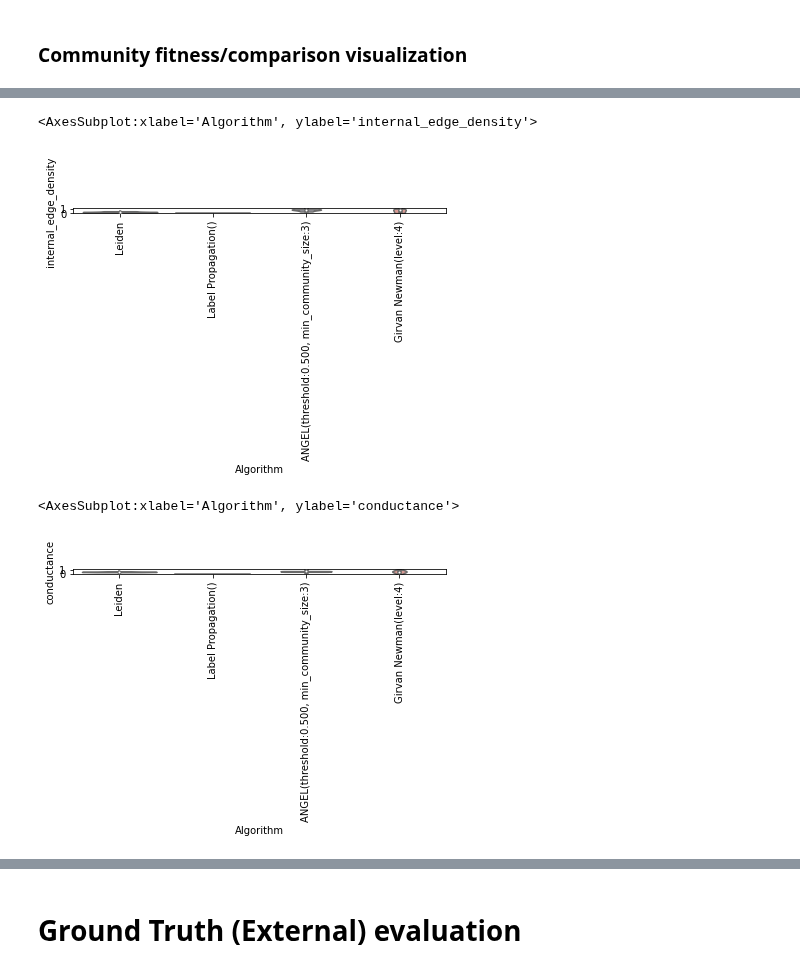
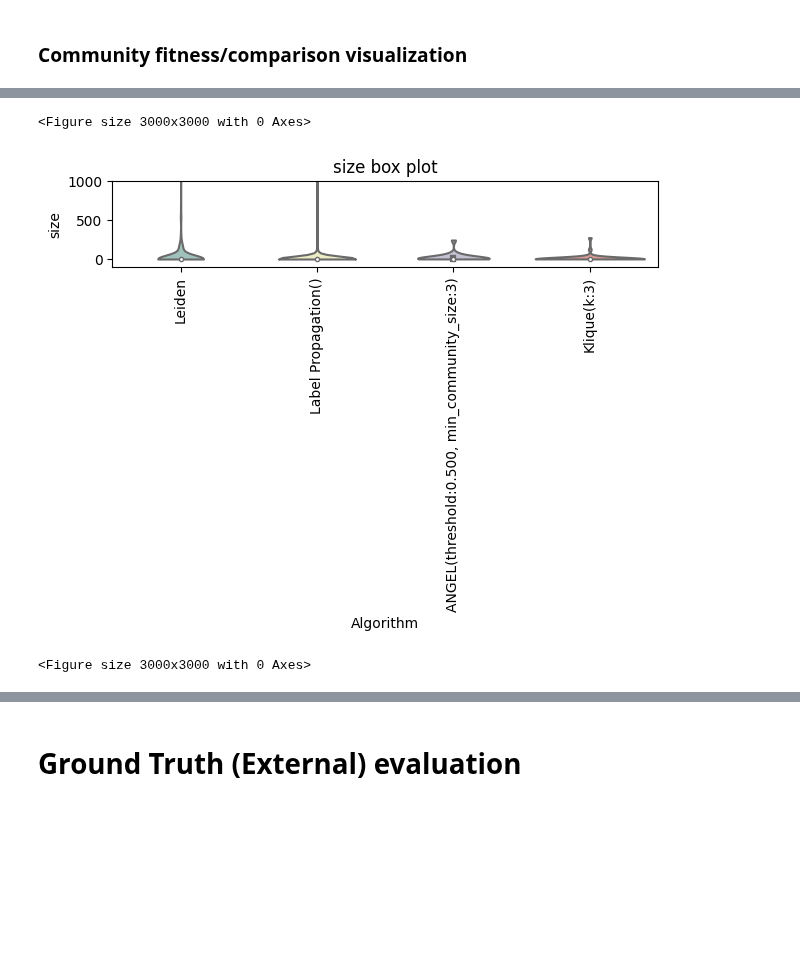
Before and after one commit to gatto/ds-network-analysis, a Jupyter notebook: py/project_tasks/Community Discovery.ipynb, the cells around one changed output, grey strips where cells are left out. Saved outputs shown, nothing was run; the diff lists cells and outputs as text; code cells hidden in the pictures; blank space fills up the shorter version.

```diff
--- a/py/project_tasks/Community Discovery.ipynb
+++ b/py/project_tasks/Community Discovery.ipynb
@@ -137,0 +30,7 @@ for i in range(150):
+# %%
+G=nx.read_gexf('first_net.gexf', node_type=int)
+df_nodes=pd.read_csv('df_final_nodes.csv')
+df_nodes['node']=df_nodes['node'].map(int)
+df_nodes=df_nodes.set_index('node')
+df_nodes['location']=df_nodes['location'].fillna('no loc')
+df_nodes.head()
@@ -298,3 +241,3 @@ louvain.to_json()
 # %%
-girvan_newman=algorithms.girvan_newman(G, level=4)
+k_clique=algorithms.kclique(G,k=3)
 # %%
@@ -471,5 +467,0 @@ viz.plot_com_stat([louvain, label_prop, angel, girvan_newman], evaluation.averag
-# %%
-viz.plot_com_stat([louvain, label_prop, angel, girvan_newman], evaluation.internal_edge_density)
-# %% [output]
-<AxesSubplot:xlabel='Algorithm', ylabel='internal_edge_density'>
-[figure, removed]
@@ -478,5 +468,9 @@ viz.plot_com_stat([louvain, label_prop, angel, girvan_newman], evaluation.intern
 # %%
-viz.plot_com_stat([louvain, label_prop, angel, girvan_newman], evaluation.conductance)
+viz.plot_com_stat([louvain, label_prop, angel, k_clique], evaluation.size)
+plt.title('size box plot')
+plt.ylim([-100,1000])
+plt.figure(figsize=(30,30))
 # %% [output]
-<AxesSubplot:xlabel='Algorithm', ylabel='conductance'>
+<Figure size 3000x3000 with 0 Axes>
-[figure, old version]
+[figure, new version]
+<Figure size 3000x3000 with 0 Axes>
```
Also changed, not shown: parts of 79 cells of this notebook, 9 other files.
